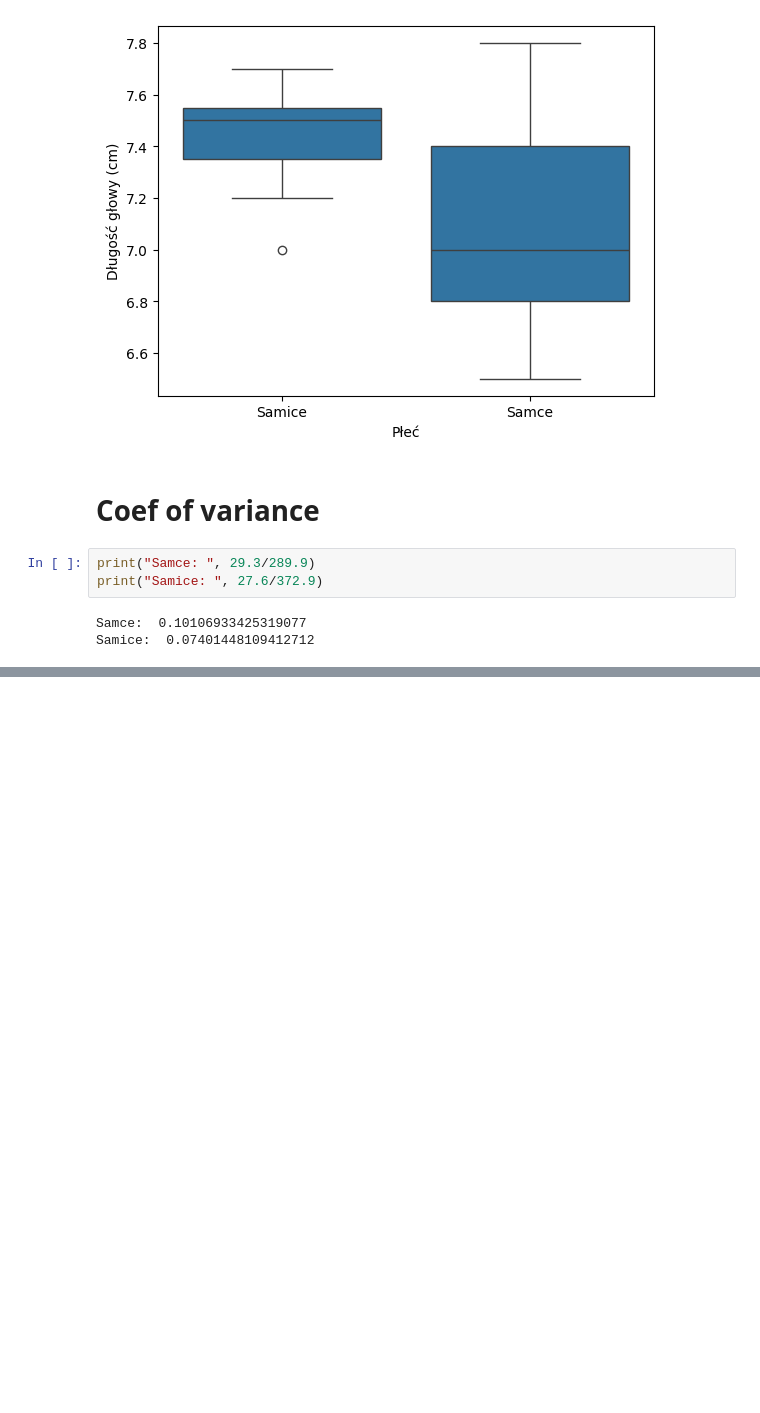
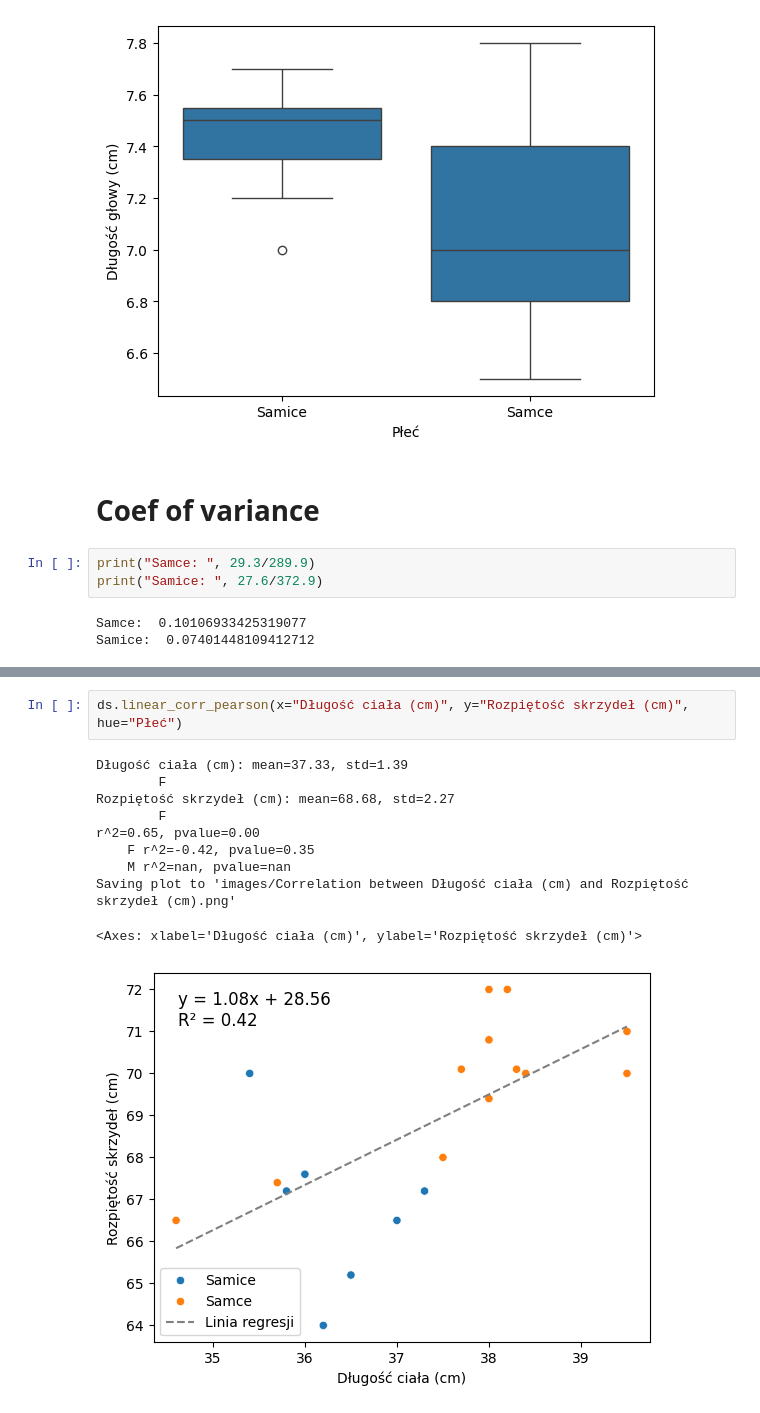
Before and after one commit to mateuszkojro/charakterystyka-morfometryczna-golebia-miejskiego, a Jupyter notebook: 09-porownanie-hetmanski.ipynb, the cells around one changed output, grey strips where cells are left out. Saved outputs shown, nothing was run; the diff lists cells and outputs as text; blank space fills up the shorter version.

```diff
--- a/09-porownanie-hetmanski.ipynb
+++ b/09-porownanie-hetmanski.ipynb
@@ -44,0 +64,13 @@ Samice:  0.07401448109412712
+# %%
+ds.linear_corr_pearson(x="Długość ciała (cm)", y="Rozpiętość skrzydeł (cm)", hue="Płeć")
+# %% [output]
+Długość ciała (cm): mean=37.33, std=1.39
+        F
+Rozpiętość skrzydeł (cm): mean=68.68, std=2.27
+        F
+r^2=0.65, pvalue=0.00
+    F r^2=-0.42, pvalue=0.35
+    M r^2=nan, pvalue=nan
+Saving plot to 'images/Correlation between Długość ciała (cm) and Rozpiętość skrzydeł (cm).png'
+<Axes: xlabel='Długość ciała (cm)', ylabel='Rozpiętość skrzydeł (cm)'>
+[figure, added]
```
Also changed, not shown: parts of 3 cells of this notebook, 26 other files.
